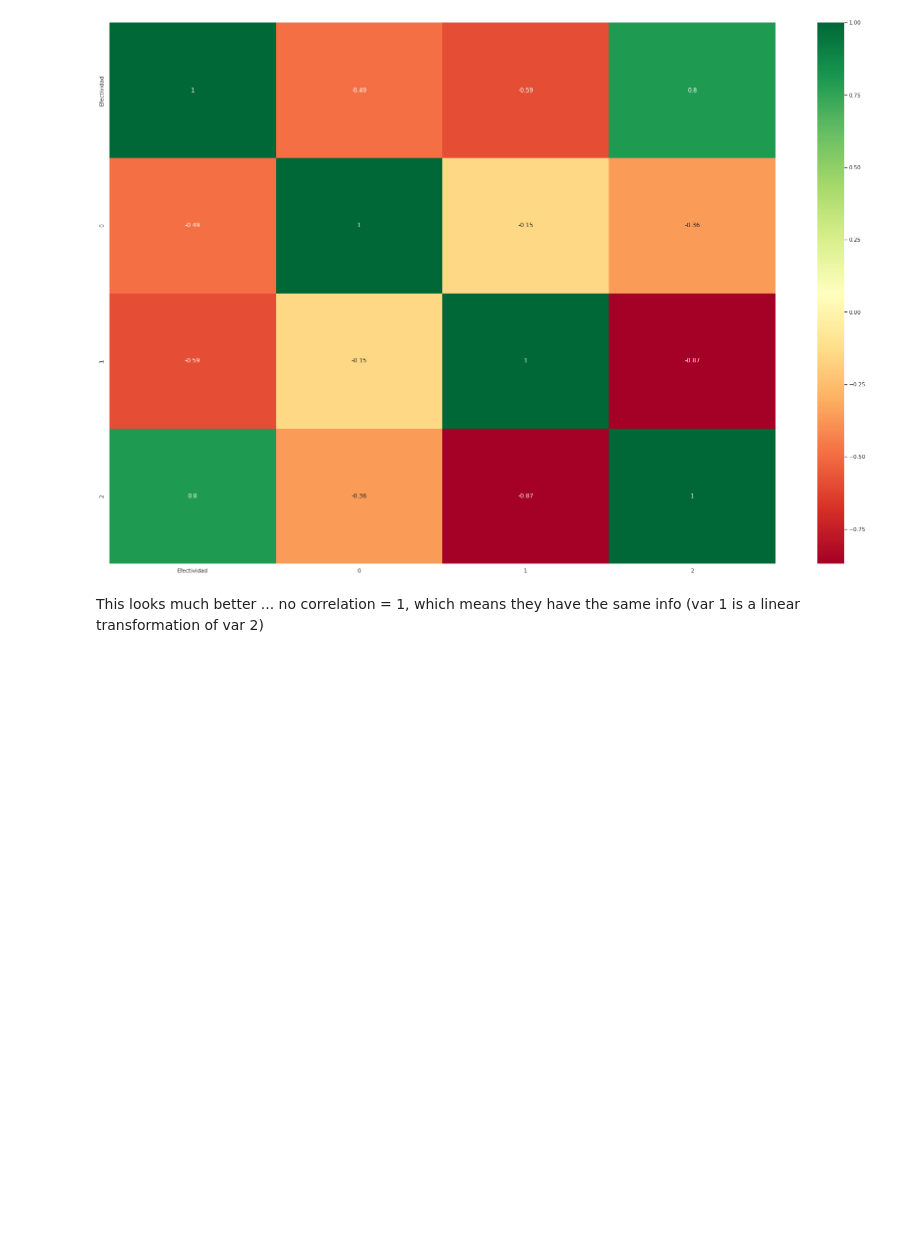
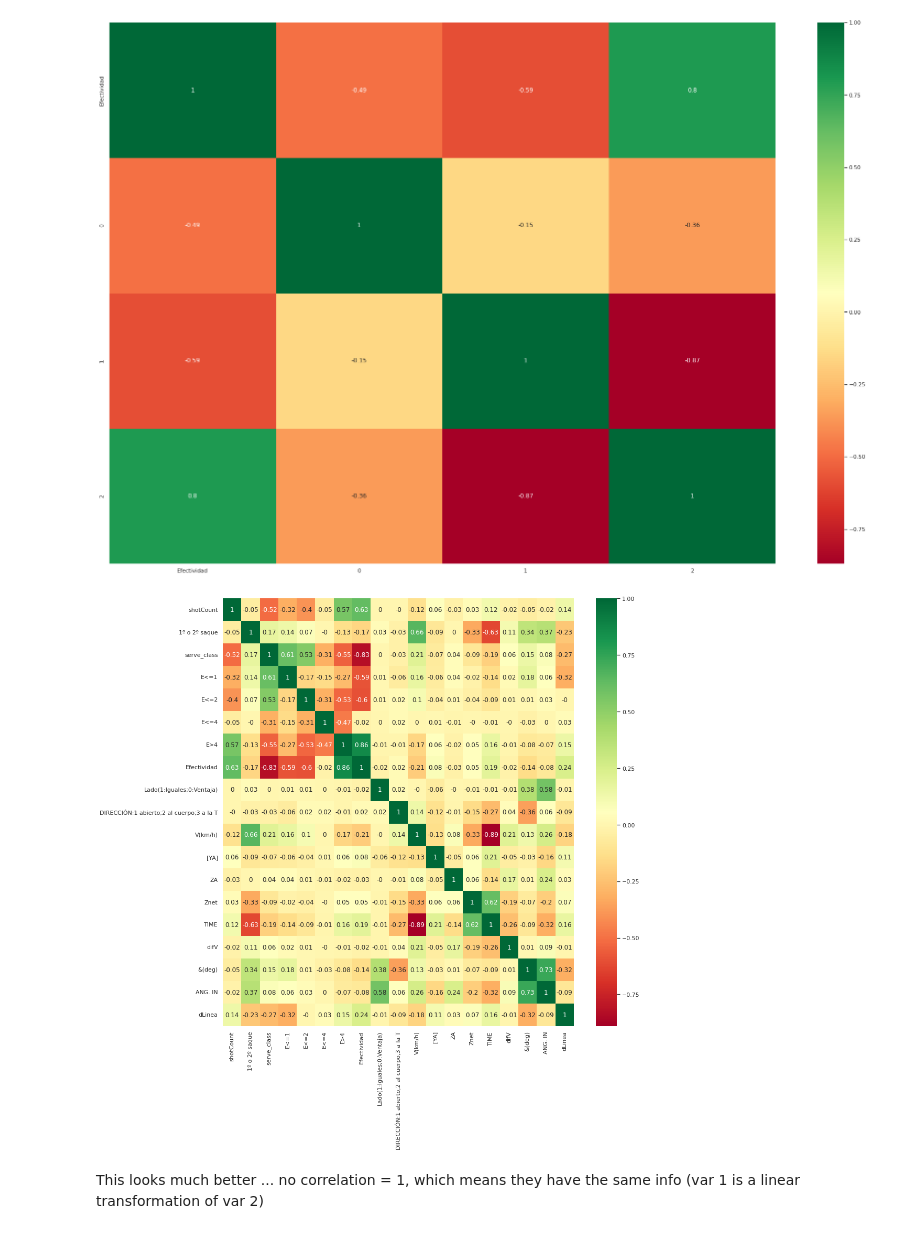
Before and after one commit to Jalagarto/tennis, a Jupyter notebook: EDA/2.B. PreparingData - new.ipynb, the cells around one changed output. Cells and saved outputs as stored; diff of their text form; code cells hidden in the pictures; blank space fills up the shorter version.

```diff
--- a/EDA/2.B. PreparingData - new.ipynb
+++ b/EDA/2.B. PreparingData - new.ipynb
@@ -192,6 +192,13 @@ sn.heatmap(final_df.corr().round(decimals=2), annot=True, cmap='RdYlGn') # annot
 # %% [output]
 <AxesSubplot:>
 [figure]
+# %%
+### Plot Correlation Matrix
+sn.set(rc={"figure.figsize":(15, 15)})
+sn.heatmap(df.corr().round(decimals=2), annot=True, cmap='RdYlGn') # annot=True ,
+plt.savefig('/home/javier/mis_proyectos/correlation.png')
+# %% [output]
+[figure, added]
 # %% [markdown]
 This looks much better ... no correlation = 1, which means they have the same info (var 1 is a linear transformation of var 2)
 # %%
```
Also changed, not shown: 1 other file.
